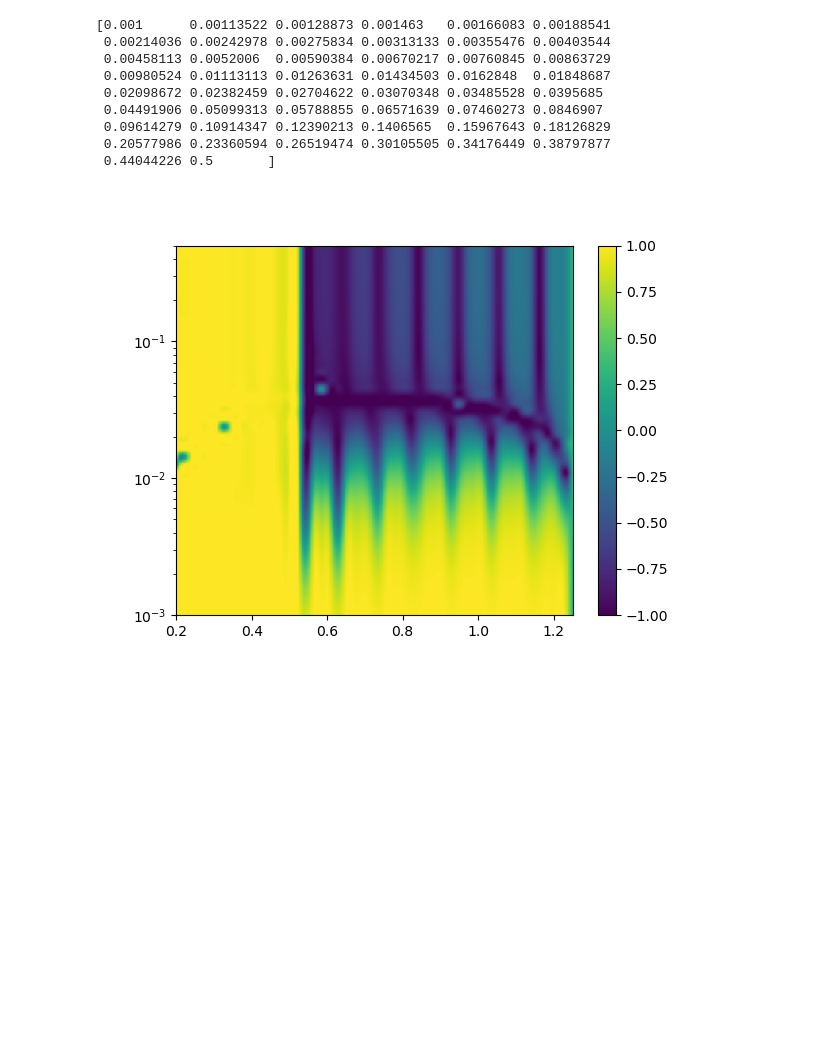
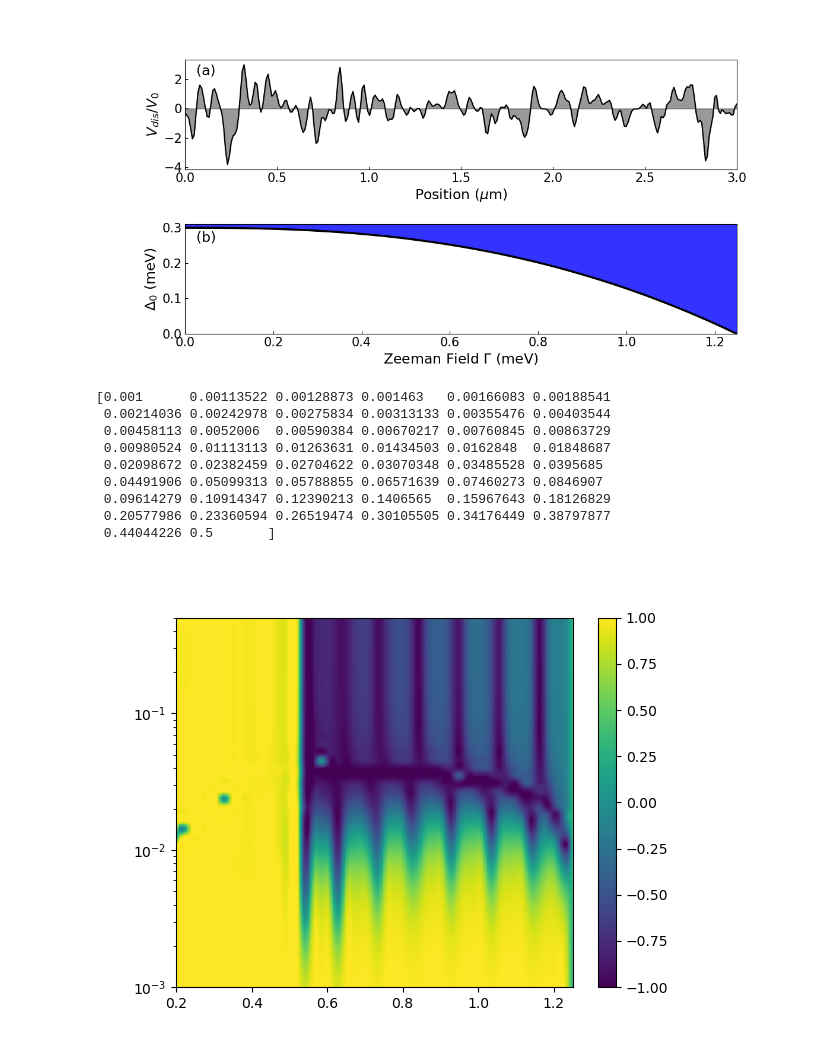
Before and after one commit to binayyakbhroy/Impedance_Simulations, a Jupyter notebook: Impedance_result_generation.ipynb, the cells around one changed output. Drawn from its saved outputs; the diff is of its cells as text; code cells hidden in the pictures; blank space fills up the shorter version.

Commit message:
Maintainig paper results jupyter notebook

```diff
--- a/Impedance_result_generation.ipynb
+++ b/Impedance_result_generation.ipynb
@@ -66,9 +65,9 @@ V_QD_points_loc = 50
 phi_low_loc = 0.0
 phi_high_loc = 2.0*np.pi
 phi_points_loc = 50
-gam_low_loc = 0.2
+gam_low_loc = 0.0
 gam_high_loc = 1.25
-gam_points_loc = 50
+gam_points_loc = 150
 w_left_loc = 0.025
 w_right_loc = 0.025
 V_QD_loc = 0.58
@@ -93,6 +92,35 @@ params = ModelParams(
                      )
 gam_range_loc = np.linspace(gam_low_loc, gam_high_loc, gam_points_loc)
 vqd_range_loc = np.linspace(V_QD_low_loc, V_QD_high_loc, V_QD_points_loc)
+# %%
+delta_0 = lambda B: 0.3 - 0.17173*(B**2.5)
+wire = np.linspace(0.0,3.0,params.Length)
+
+fig = plt.figure(figsize=(12, 6))
+gs = GridSpec(2,1, figure=fig, hspace=0.5)
+
+ax_dis = fig.add_subplot(gs[0,0])
+ax_dis.plot(wire, V_dis/np.sqrt(np.mean(V_dis**2.0)), '-k', linewidth=1.5)
+ax_dis.fill_between(wire, V_dis/np.sqrt(np.mean(V_dis**2.0)), 0.0, color='black', alpha=0.4)
+ax_dis.set_ylabel(r"$V_{dis}/V_0$", fontsize=17)
+ax_dis.set_xlabel(r"Position ($\mu$m)", fontsize=17)
+ax_dis.set_xlim(0.0,3.0)
+ax_dis.text(0.02, 0.96, '(a)', transform=ax_dis.transAxes, fontsize=17, verticalalignment='top', horizontalalignment='left')
+ax_dis.tick_params(axis='both', which='major', labelsize=15, direction='in')
+
+ax_del = fig.add_subplot(gs[1,0])
+ax_del.plot(gam_range_loc, delta_0(gam_range_loc), '-k', linewidth=2.5)
+ax_del.fill_between(gam_range_loc, delta_0(gam_range_loc), 0.31, color='blue', alpha=0.8)
+ax_del.set_ylabel(r"$\Delta_0$ (meV)", fontsize=17)
+ax_del.set_xlabel(r"Zeeman Field $\Gamma$ (meV)", fontsize=17)
+ax_del.set_xlim(0.0,1.25)
+ax_del.set_ylim(0.0,0.31)
+ax_del.text(0.02, 0.94, '(b)', transform=ax_del.transAxes, fontsize=17, verticalalignment='top', horizontalalignment='left')
+ax_del.tick_params(axis='both', which='major', labelsize=15, direction='in')
+
+plt.savefig("../Impedance_calc_paper/Plots/Dis_and_delta0_profile.pdf")
+# %% [output]
+[figure, added]
 # %%
 Energy_spectra = Energy_spectrum(mu=mu_loc, params=params, No_QD=True)#np.zeros((50,gam_points_loc))##
 #pfaf_1d = np.zeros(gam_points_loc)
```
Also changed, not shown: parts of 2 cells of this notebook.
